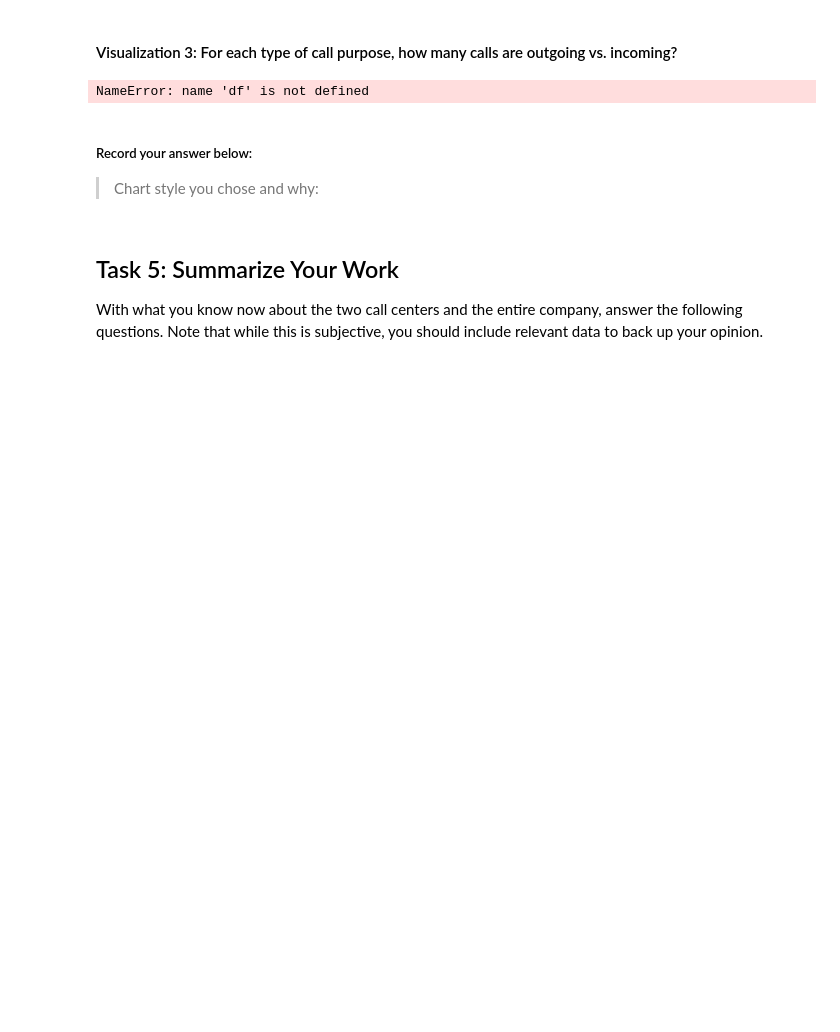
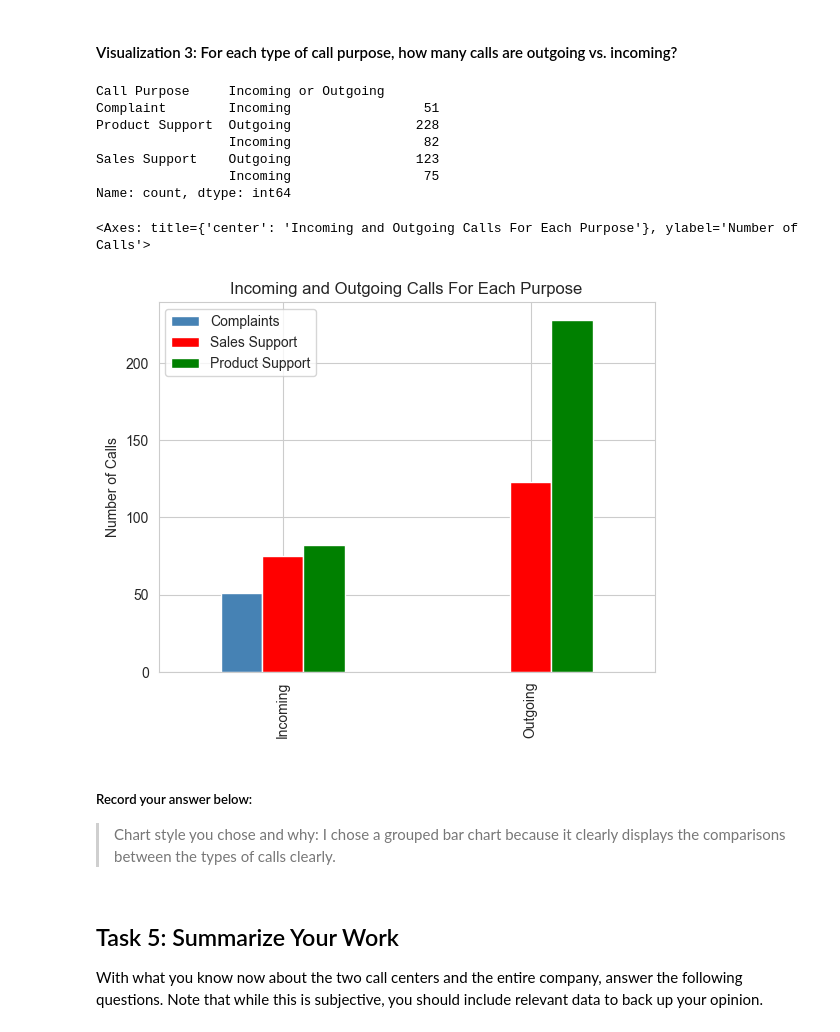
Before and after one commit to Jumbocar/call-center-cleanup-assignment, a Jupyter notebook: Call_Center_Cleanup.ipynb, the cells around one changed output. Drawn from its saved outputs; the diff is of its cells as text; code cells hidden in the pictures; blank space fills up the shorter version.

```diff
--- a/Call_Center_Cleanup.ipynb
+++ b/Call_Center_Cleanup.ipynb
@@ -311,23 +454,36 @@ NameError: name 'north' is not defined
 # %%
 # Create visualization 3 here:
 # The three dictionaries, complaints, sales_support, and product_support, have the information you need
 
 purpose_group = df.groupby("Call Purpose")
 call_purpose = ["Complaint", "Product Support", "Sales Support"]
 purpose_counts = purpose_group["Incoming or Outgoing"].value_counts()
 print(purpose_counts)
 
 complaints = purpose_counts["Complaint"].to_dict()
 sales_support = purpose_counts["Sales Support"].to_dict()
 product_support = purpose_counts["Product Support"].to_dict()
 
 #Your Code Here:
+data = {'Complaints':complaints,'Sales Support':sales_support,'Product Support':product_support}
+new_df = pd.DataFrame(data)
+new_df.plot(kind='bar',title='Incoming and Outgoing Calls For Each Purpose',color=['steelblue','red','green'],ylabel='Number of Calls')
 # %% [output]
-NameError: name 'df' is not defined
+Call Purpose     Incoming or Outgoing
+Complaint        Incoming                 51
+Product Support  Outgoing                228
+                 Incoming                 82
+Sales Support    Outgoing                123
+                 Incoming                 75
+Name: count, dtype: int64
+<Axes: title={'center': 'Incoming and Outgoing Calls For Each Purpose'}, ylabel='Number of Calls'>
+[figure, added]
 # %% [markdown]
 ##### Record your answer below:
 
 > Chart style you chose and why:
+> I chose a grouped bar chart because it clearly displays the comparisons between the types of calls
+> clearly.
 # %% [markdown]
 ## Task 5: Summarize Your Work
 
```
Also changed, not shown: parts of 21 cells of this notebook.
